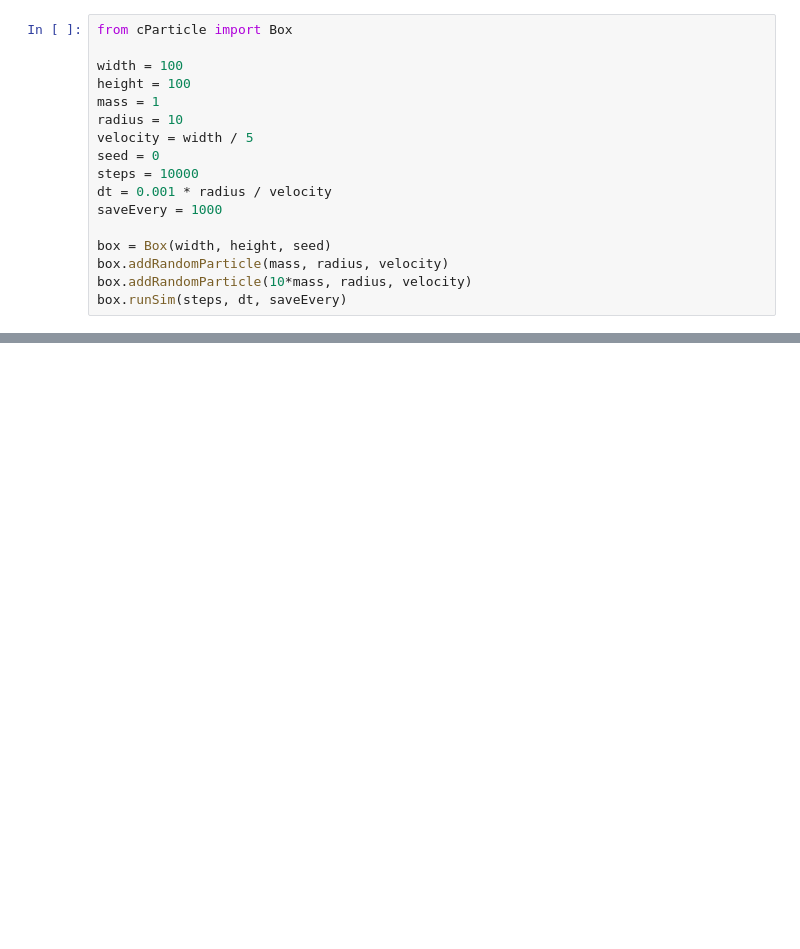
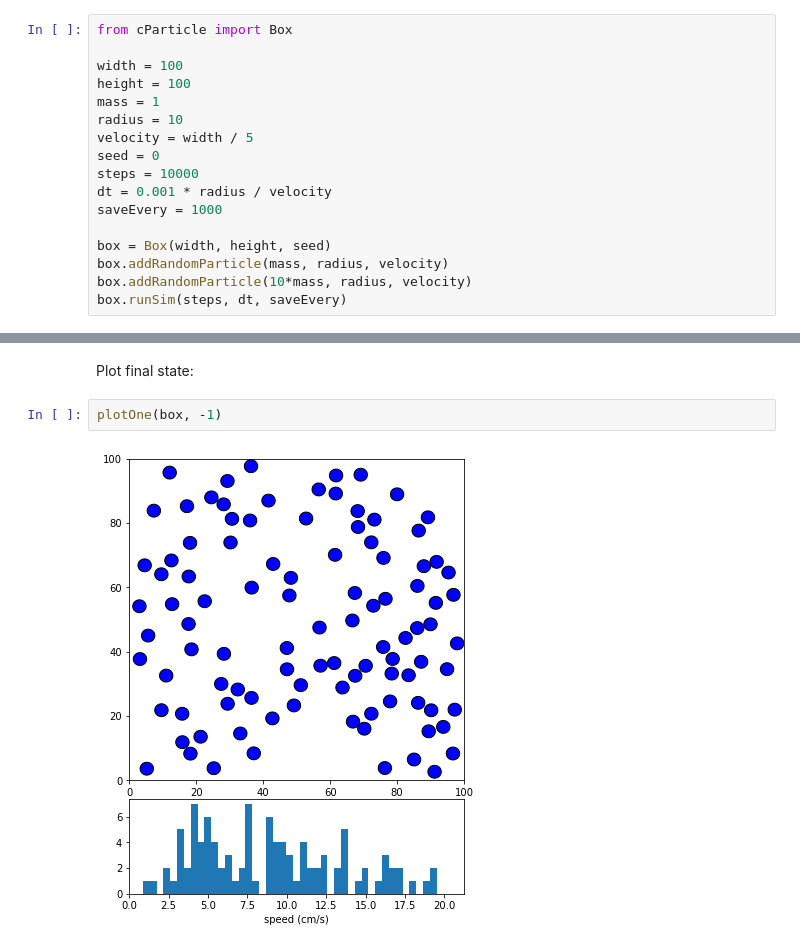
Before and after one commit to csayres/astro507, a Jupyter notebook: hw1/sayreshw1.ipynb, the cells around one changed output, grey strips where cells are left out. Saved outputs shown, nothing was run; the diff lists cells and outputs as text; blank space fills up the shorter version.

```diff
--- a/hw1/sayreshw1.ipynb
+++ b/hw1/sayreshw1.ipynb
@@ -69,0 +130,6 @@ box.runSim(steps, dt, saveEvery)
+# %% [markdown]
+Plot final state:
+# %%
+plotOne(box, -1)
+# %% [output]
+[figure, added]
```
Also changed, not shown: parts of 31 cells of this notebook, 3 other files.
